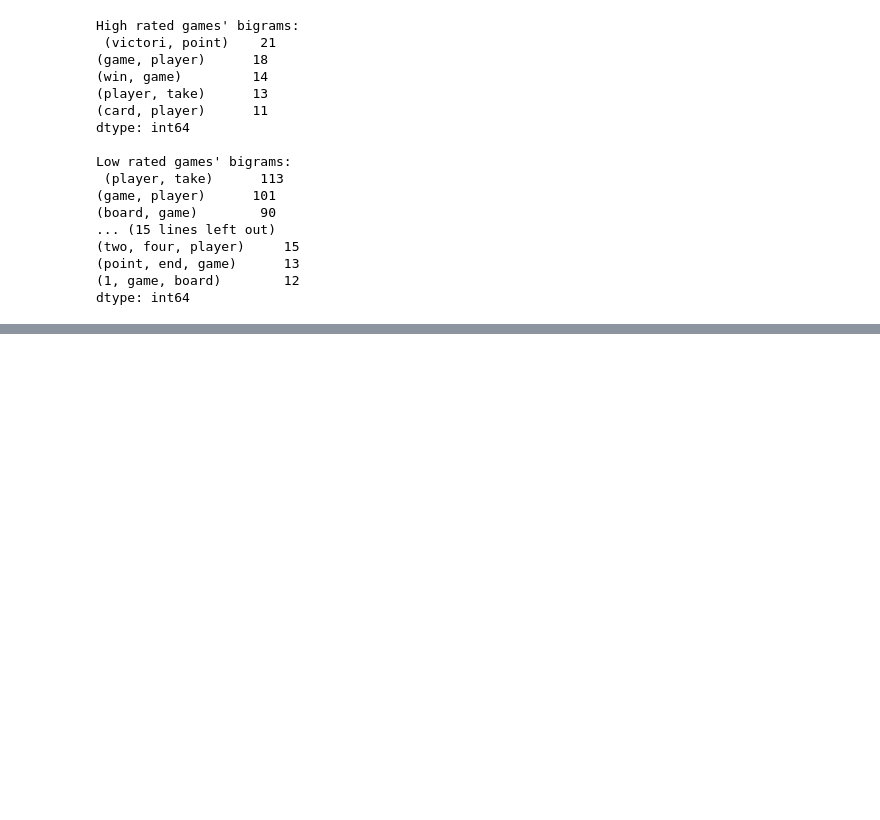
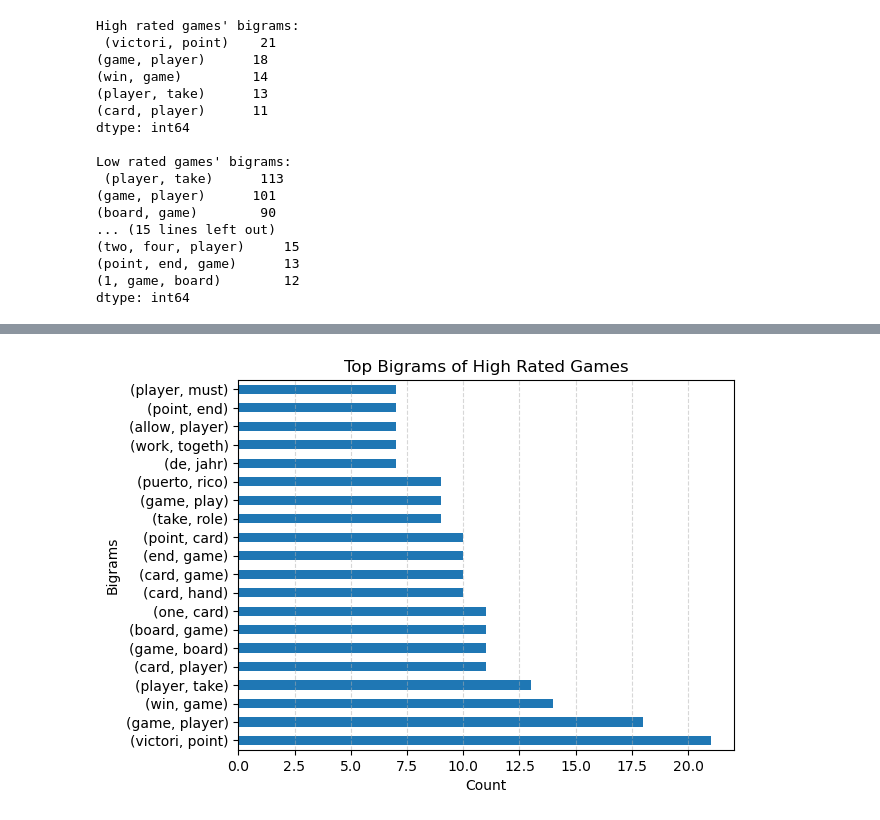
Before and after one commit to Andy-Jensen/board-game-project, a Jupyter notebook: explore.ipynb, the cells around one changed output, grey strips where cells are left out. Cells and saved outputs as stored; diff of their text form; code cells hidden in the pictures; blank space fills up the shorter version.

```diff
--- a/explore.ipynb
+++ b/explore.ipynb
@@ -1219,0 +1260,6 @@ low_bigrams
+# %%
+high_bigram_viz=top_20_high_bigrams
+# %%
+bigram_viz(high_bigram_viz, 'Top Bigrams of High Rated Games')
+# %% [output]
+[figure, added]
```
Also changed, not shown: parts of 31 cells of this notebook.
